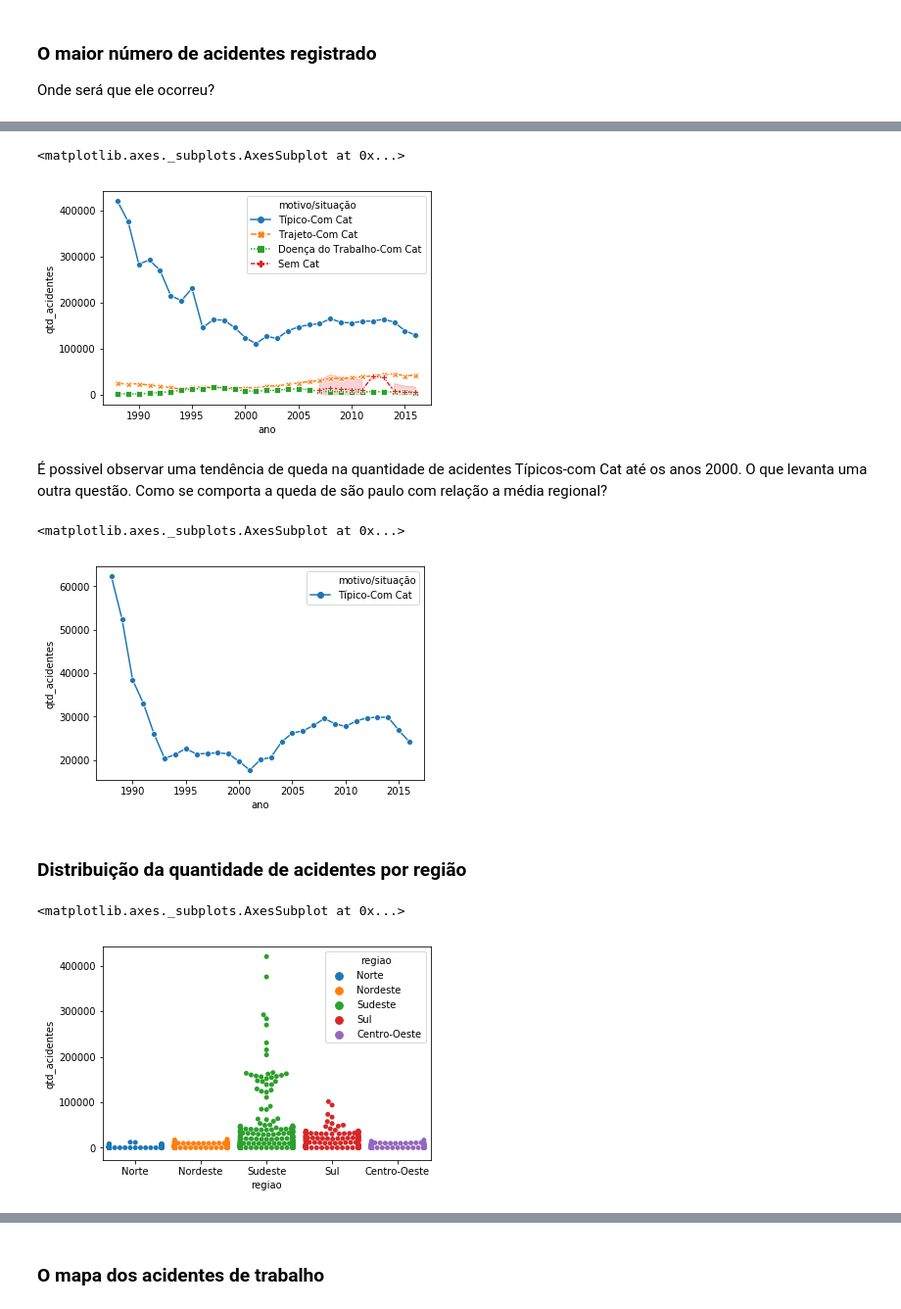
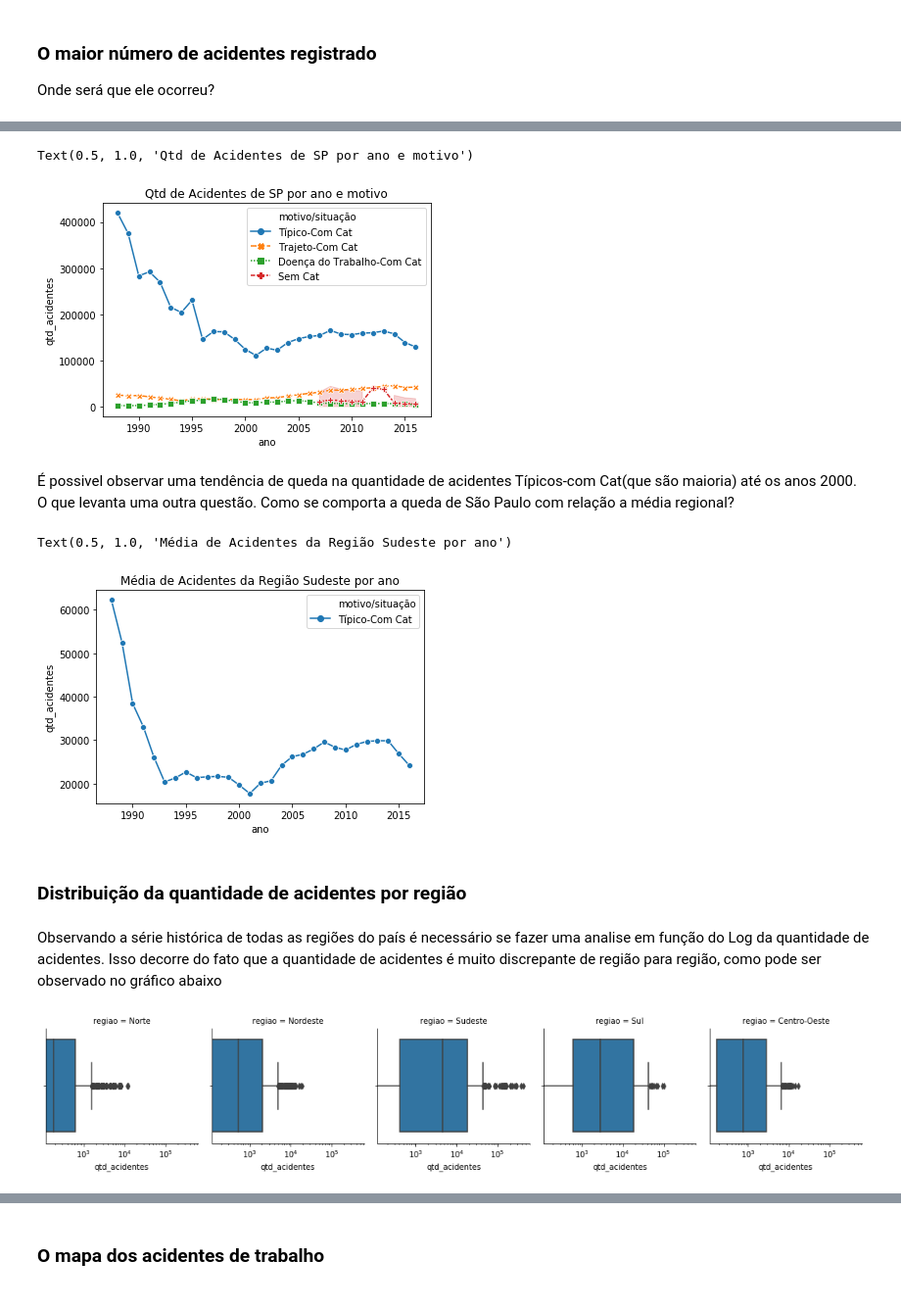
Before and after one commit to lorransr/CAT, a Jupyter notebook: Acidentes_de_Trabalho.ipynb, the cells around one changed output, grey strips where cells are left out. Shown: that part at 98% size. Drawn from its saved outputs; the diff is of its cells as text; code cells hidden in the pictures.

```diff
--- a/Acidentes_de_Trabalho.ipynb
+++ b/Acidentes_de_Trabalho.ipynb
@@ -223,27 +243,29 @@ Requirement already satisfied: setuptools in /usr/local/lib/python3.6/dist-packa
 # %%
-sns.lineplot(x="ano",
+p = sns.lineplot(x="ano",
              y = "qtd_acidentes",
              hue = "motivo/situação",
              style ="motivo/situação" ,
              markers =True ,
              data=df_uf[df_uf["estado"]=="São Paulo"])
+p.set_title("Qtd de Acidentes de SP por ano e motivo")
 # %% [output]
-<matplotlib.axes._subplots.AxesSubplot at 0x...>
+Text(0.5, 1.0, 'Qtd de Acidentes de SP por ano e motivo')
-[figure, old version]
+[figure, new version]
 # %% [markdown]
-É possivel observar uma tendência de queda na quantidade de acidentes Típicos-com Cat até os anos 2000. O que levanta uma outra questão. Como se comporta a queda de são paulo com relação a média regional?
+É possivel observar uma tendência de queda na quantidade de acidentes Típicos-com Cat(que são maioria) até os anos 2000. O que levanta uma outra questão. Como se comporta a queda de São Paulo com relação a média regional?
 # %%
 mean_regiao = df_uf[df_uf["estado"]!="São Paulo"].groupby(by = ["regiao","motivo/situação","ano"])[["qtd_acidentes"]].mean()
 mean_regiao.reset_index(inplace = True)
 # %%
 
-sns.lineplot(x="ano",
+p = sns.lineplot(x="ano",
              y = "qtd_acidentes",
              hue = "motivo/situação",
              style ="motivo/situação" ,
              markers =True ,
              data=mean_regiao[(mean_regiao["regiao"]=="Sudeste")&
                              (mean_regiao["motivo/situação"]=="Típico-Com Cat")])
+p.set_title("Média de Acidentes da Região Sudeste por ano")
 # %% [output]
-<matplotlib.axes._subplots.AxesSubplot at 0x...>
+Text(0.5, 1.0, 'Média de Acidentes da Região Sudeste por ano')
-[figure, old version]
+[figure, new version]
@@ -250,7 +274,10 @@ sns.lineplot(x="ano",
 # %% [markdown]
 ### Distribuição da quantidade de acidentes por região
-# %%
-sns.swarmplot(x = "regiao", y="qtd_acidentes", hue="regiao", data=df_uf)
-# %% [output]
-<matplotlib.axes._subplots.AxesSubplot at 0x...>
-[figure, removed]
+# %% [markdown]
+Observando a série histórica de todas as regiões do país é necessário se fazer uma analise em função do Log da quantidade de acidentes. Isso decorre do fato que a quantidade de acidentes é muito discrepante de região para região, como pode ser observado no gráfico abaixo
+# %%
+g = sns.FacetGrid(df_uf, col="regiao")
+g.map(sns.boxplot, "qtd_acidentes")
+plt.xscale("log")
+# %% [output]
+[figure, added]
```
Also changed, not shown: parts of 36 cells of this notebook.
